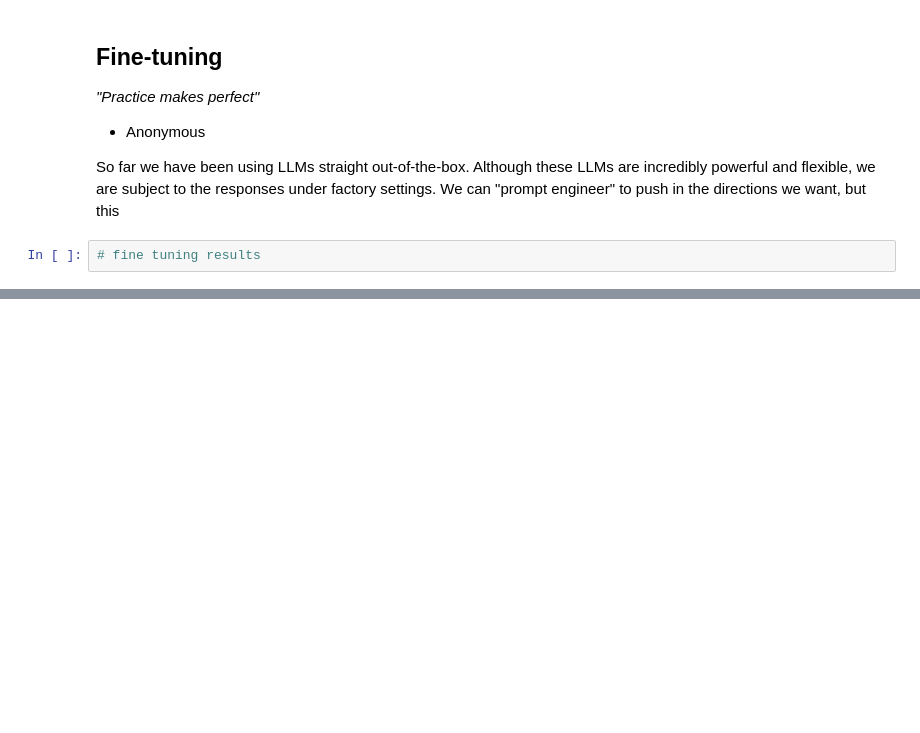
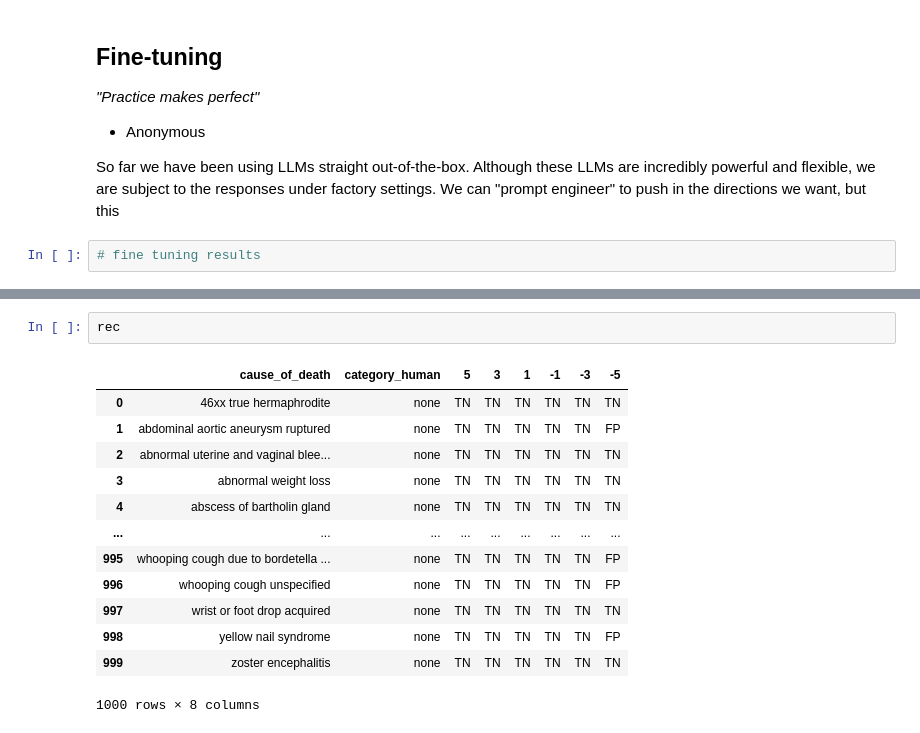
Before and after one commit to IFoA-LifeAI/LLM_ClaimClassification_Article, a Jupyter notebook: Article.ipynb, the cells around one changed output, grey strips where cells are left out. Drawn from its saved outputs; the diff is of its cells as text; blank space fills up the shorter version.

```diff
--- a/Article.ipynb
+++ b/Article.ipynb
@@ -140,0 +217,16 @@ In our cas
+# %%
+rec
+# %% [output]
+|  | cause_of_death | category_human | 5 | 3 | 1 | -1 | -3 | -5 |
+| 0 | 46xx true hermaphrodite | none | TN | TN | TN | TN | TN | TN |
+| 1 | abdominal aortic aneurysm ruptured | none | TN | TN | TN | TN | TN | FP |
+| 2 | abnormal uterine and vaginal blee... | none | TN | TN | TN | TN | TN | TN |
+| 3 | abnormal weight loss | none | TN | TN | TN | TN | TN | TN |
+| 4 | abscess of bartholin gland | none | TN | TN | TN | TN | TN | TN |
+| ... | ... | ... | ... | ... | ... | ... | ... | ... |
+| 995 | whooping cough due to bordetella ... | none | TN | TN | TN | TN | TN | FP |
+| 996 | whooping cough unspecified | none | TN | TN | TN | TN | TN | FP |
+| 997 | wrist or foot drop acquired | none | TN | TN | TN | TN | TN | TN |
+| 998 | yellow nail syndrome | none | TN | TN | TN | TN | TN | FP |
+| 999 | zoster encephalitis | none | TN | TN | TN | TN | TN | TN |
+1000 rows × 8 columns
```
Also changed, not shown: parts of 3 cells of this notebook.
